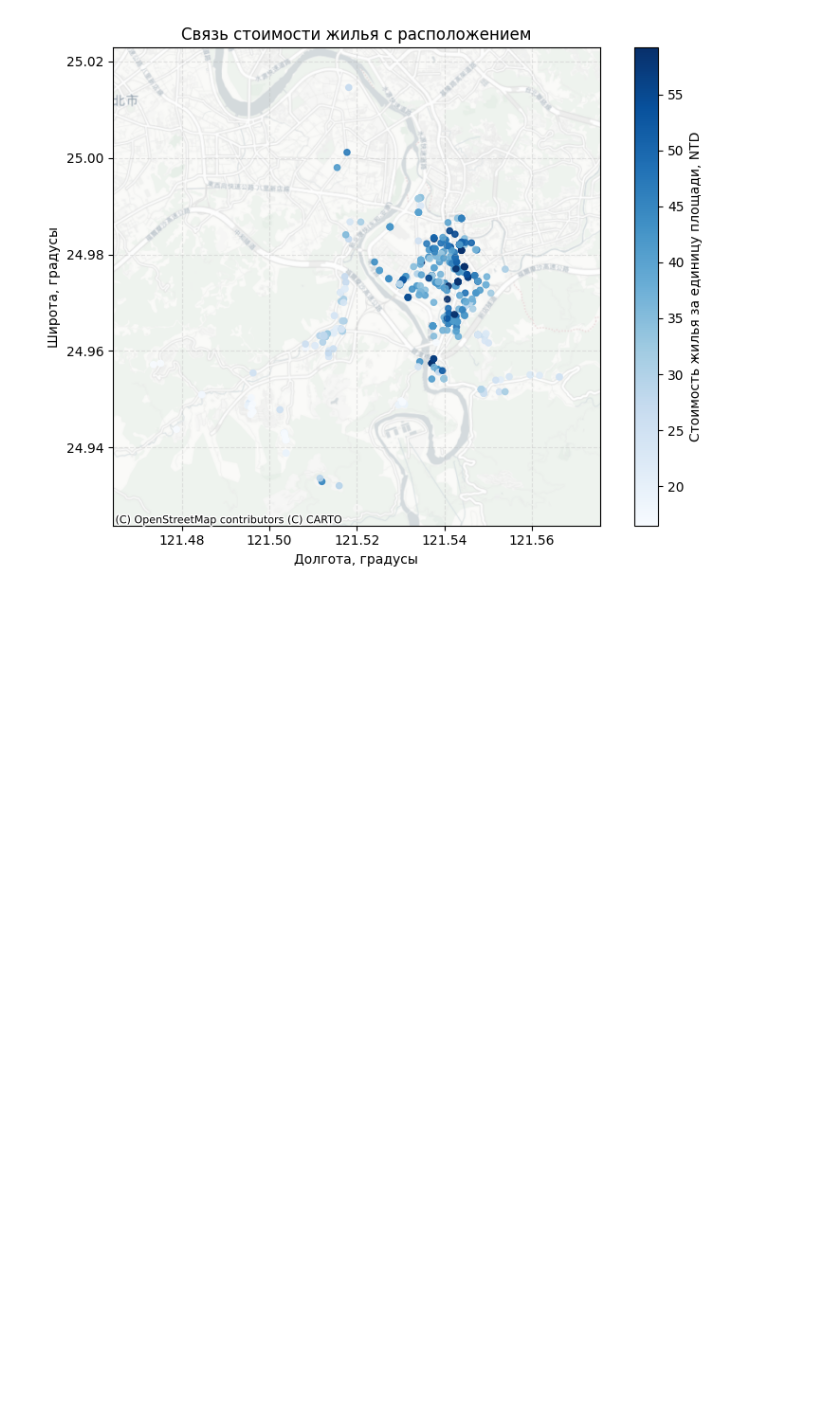
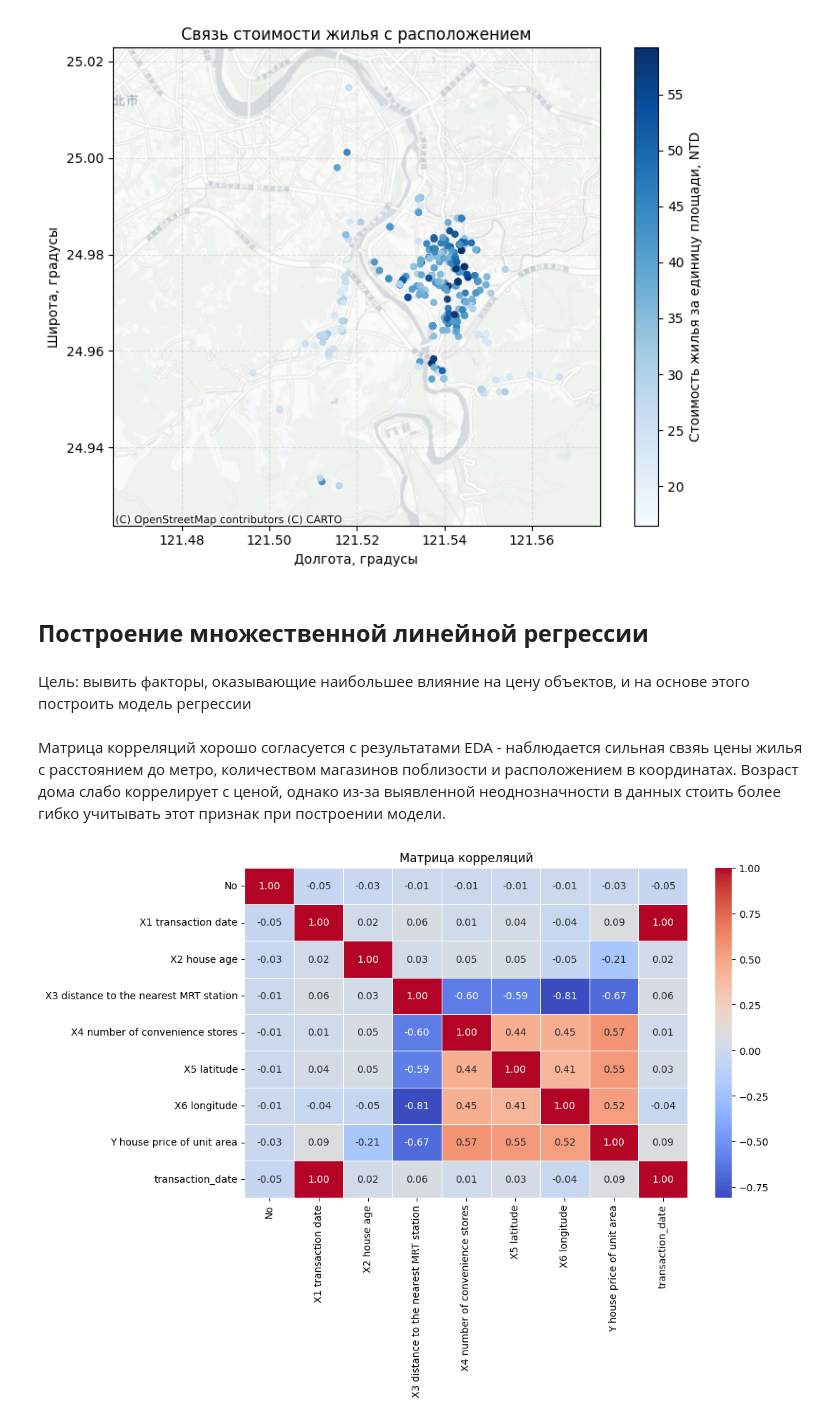
Before and after one commit to amiranq/analytics-portfolio, a Jupyter notebook: da-in-real-estate/da_in_RE.ipynb, the cells around one changed output. Drawn from its saved outputs; the diff is of its cells as text; code cells hidden in the pictures; blank space fills up the shorter version.

```diff
--- a/da-in-real-estate/da_in_RE.ipynb
+++ b/da-in-real-estate/da_in_RE.ipynb
@@ -321,3 +325,18 @@ plt.tight_layout()
 plt.show()
 # %% [output]
 [figure]
+# %% [markdown]
+## **Построение множественной линейной регрессии**
+# %% [markdown]
+Цель: вывить факторы, оказывающие наибольшее влияние на цену объектов, и на основе этого построить модель регрессии
+# %% [markdown]
+Матрица корреляций хорошо согласуется с результатами EDA - наблюдается сильная свзяь цены жилья с расстоянием до метро, количеством магазинов поблизости и расположением в координатах. Возраст дома слабо коррелирует с ценой, однако из-за выявленной неоднозначности в данных стоить более гибко учитывать этот признак при построении модели.
+# %%
+correlation_matrix = df.corr()
+
+plt.figure(figsize=(10, 6))
+sns.heatmap(correlation_matrix, annot=True, cmap='coolwarm', fmt=".2f", linewidths=.5)
+plt.title('Матрица корреляций')
+plt.show()
+# %% [output]
+[figure, added]
```
Also changed, not shown: parts of 13 cells of this notebook.
